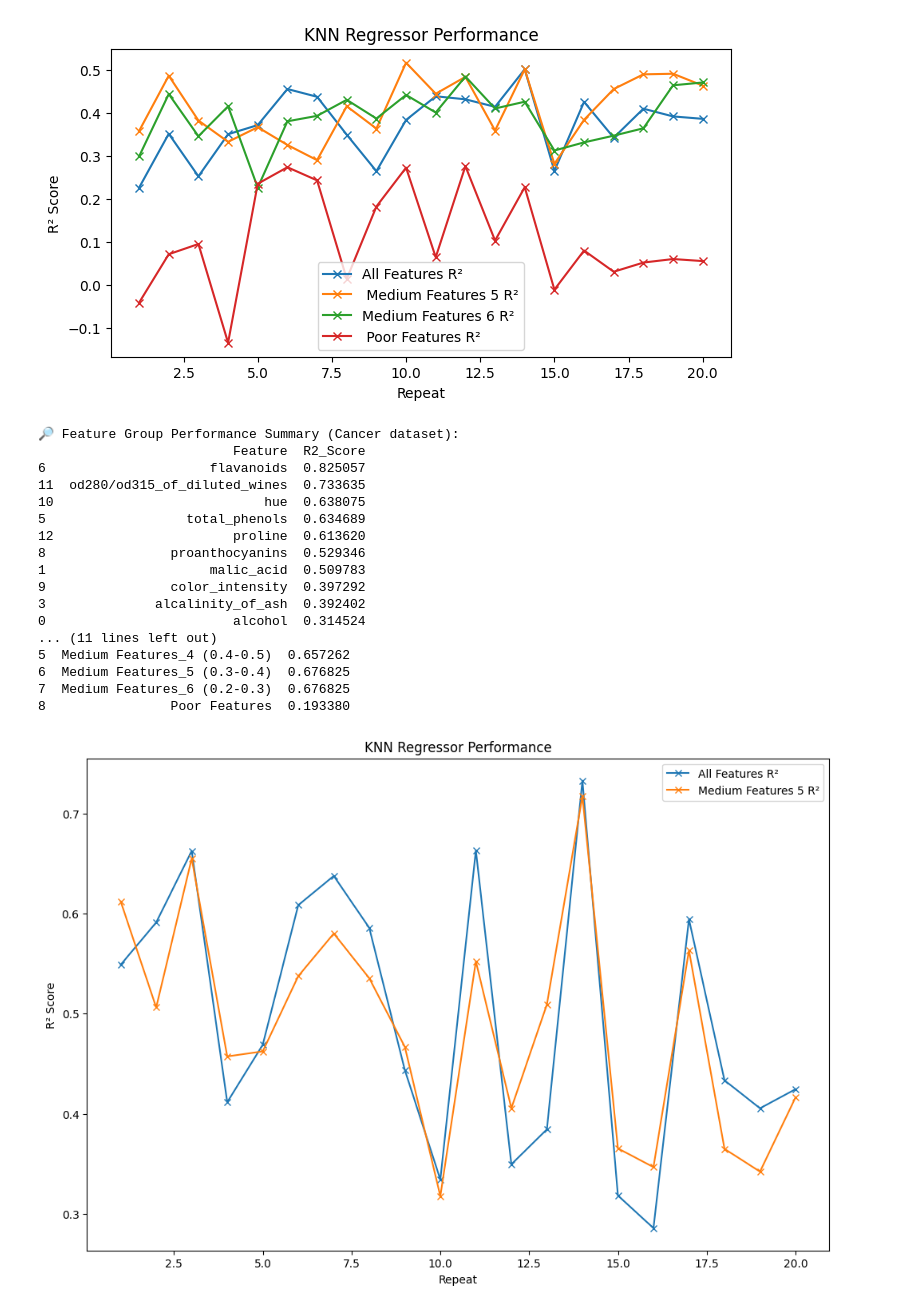
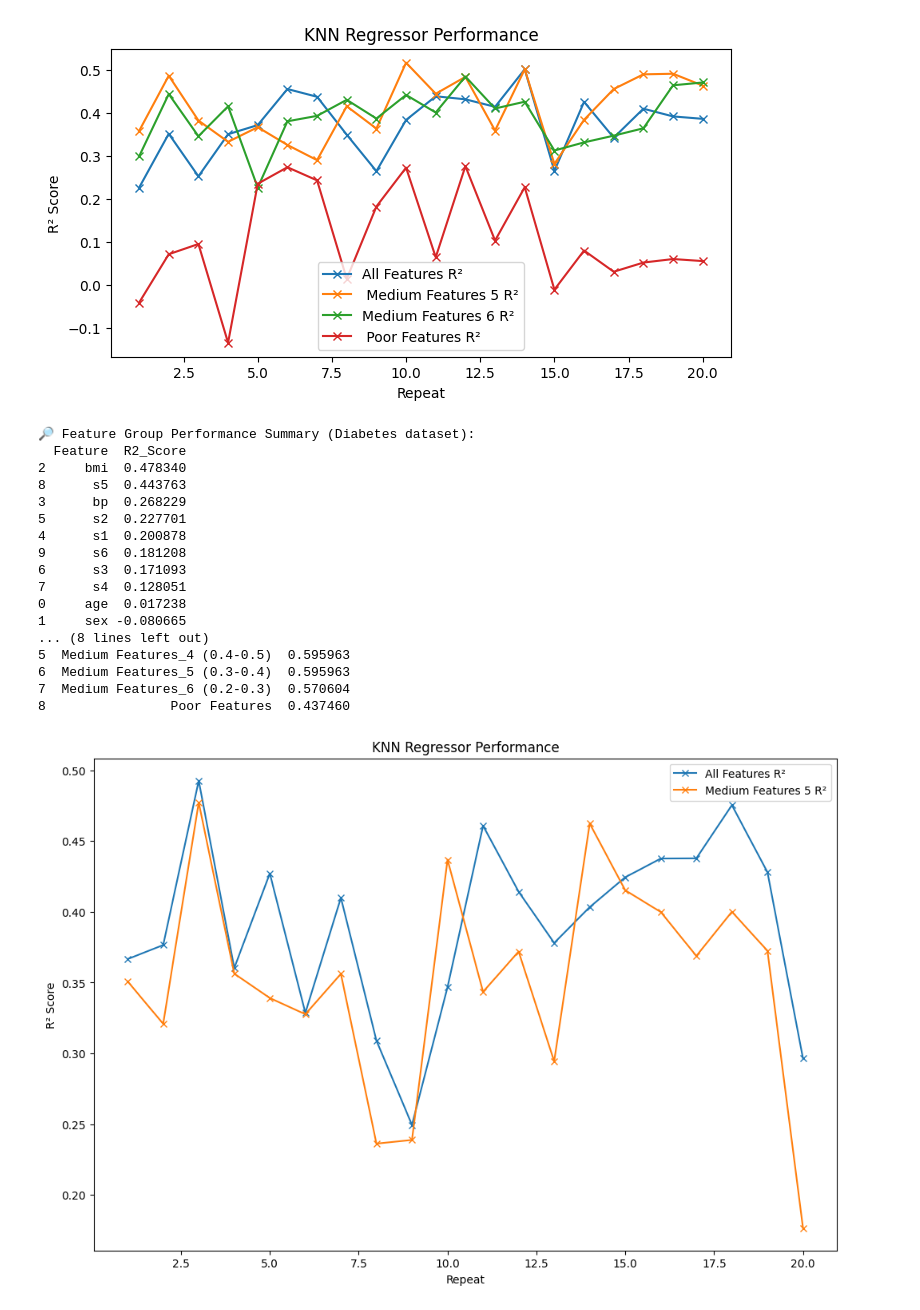
Before and after one commit to mehrnazeraeisi/Diabetes, a Jupyter notebook: Comparison_Chart_Diabetes_KnnRegression_Modification.ipynb, the cells around one changed output. Saved outputs shown, nothing was run; the diff lists cells and outputs as text; code cells hidden in the pictures.

```diff
--- a/Comparison_Chart_Diabetes_KnnRegression_Modification.ipynb
+++ b/Comparison_Chart_Diabetes_KnnRegression_Modification.ipynb
@@ -170,7 +170,7 @@ import pandas as pd
 import seaborn as sns
 import matplotlib.pyplot as plt
 from sklearn.neighbors import KNeighborsRegressor
-from sklearn.datasets import load_wine
+from sklearn.datasets import load_diabetes
 from sklearn.metrics import r2_score, accuracy_score
 from sklearn.model_selection import train_test_split
 
@@ -194,19 +194,17 @@ def features_prioritization(X, y, features):
 
 
 
-
-#[4]
-# مثال برای بارگذاری دیتاست wine
-data = load_wine()
+# مثال برای بارگذاری دیتاست دیابت
+data = load_diabetes()
 X_data = pd.DataFrame(data.data, columns=data.feature_names)
-y_data= data.target
 data_features = data.feature_names
+y_data=data.target
 
 
 #[5]
 # Run feature prioritization for the iris dataset
 data_scores = features_prioritization(X_data, y_data, data_features)
-print("🔎 Feature Group Performance Summary (Cancer dataset):")
+print("🔎 Feature Group Performance Summary (Diabetes dataset):")
 print(data_scores)  # Categorize features by R² score
 
 # Categorizing features by R² score into multiple levels
@@ -278,49 +276,49 @@ def knn_evaluation(X_data, y_data, medium_features_5, data_features, test_size,
     for _ in range(n_repeats):
         # Split the data into training and testing sets
         X_train, X_test, y_train, y_test = train_test_split(X_data, y_data, test_size=test_size)
 
         for group_name, group_features in feature_groups.items():
             # KNN Regressor
             knn_reg = KNeighborsRegressor(n_neighbors=5)
             knn_reg.fit(X_train[group_features], y_train)
             y_pred_reg = knn_reg.predict(X_test[group_features])
             r2_scores[group_name].append(r2_score(y_test, y_pred_reg))
 
 
     # Plot results for R² and Accuracy
     x = np.arange(1, n_repeats + 1)
 
 
     # R² plot
     plt.figure( figsize=(12, 8))
     for group_name, r2_list in r2_scores.items():
         plt.plot(x, r2_list, label=f"{group_name.replace('_', ' ').title()} R²", marker='x')
     plt.xlabel('Repeat')
     plt.ylabel('R² Score')
     plt.title('KNN Regressor Performance')
     plt.legend()
     plt.show()
 
 
 
 # Example usage (add this after you load and preprocess your data):
-knn_evaluation(X_data, y_data,  medium_features_5, data_features, test_size=0.19, n_repeats=20)
+knn_evaluation(X_data, y_data,  medium_features_5, data_features, test_size=0.30, n_repeats=20)
 # %% [output]
-🔎 Feature Group Performance Summary (Cancer dataset):
-                         Feature  R2_Score
-6                     flavanoids  0.825057
-11  od280/od315_of_diluted_wines  0.733635
-10                           hue  0.638075
-5                  total_phenols  0.634689
-12                       proline  0.613620
-8                proanthocyanins  0.529346
-1                     malic_acid  0.509783
-9                color_intensity  0.397292
-3              alcalinity_of_ash  0.392402
-0                        alcohol  0.314524
-... (11 lines left out)
-5  Medium Features_4 (0.4-0.5)  0.657262
-6  Medium Features_5 (0.3-0.4)  0.676825
-7  Medium Features_6 (0.2-0.3)  0.676825
-8                Poor Features  0.193380
+🔎 Feature Group Performance Summary (Diabetes dataset):
+  Feature  R2_Score
+2     bmi  0.478340
+8      s5  0.443763
+3      bp  0.268229
+5      s2  0.227701
+4      s1  0.200878
+9      s6  0.181208
+6      s3  0.171093
+7      s4  0.128051
+0     age  0.017238
+1     sex -0.080665
+... (8 lines left out)
+5  Medium Features_4 (0.4-0.5)  0.595963
+6  Medium Features_5 (0.3-0.4)  0.595963
+7  Medium Features_6 (0.2-0.3)  0.570604
+8                Poor Features  0.437460
-[figure, old version]
+[figure, new version]
```
